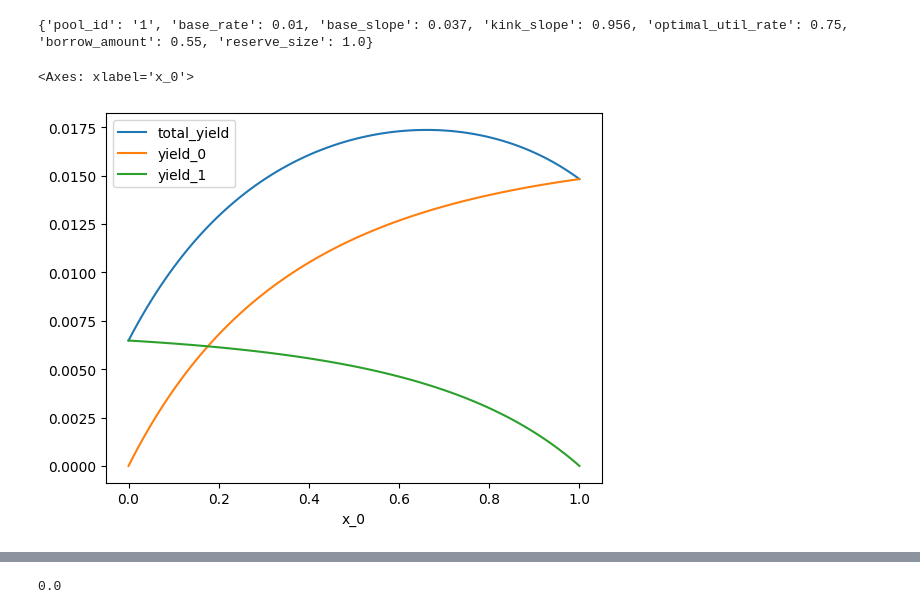
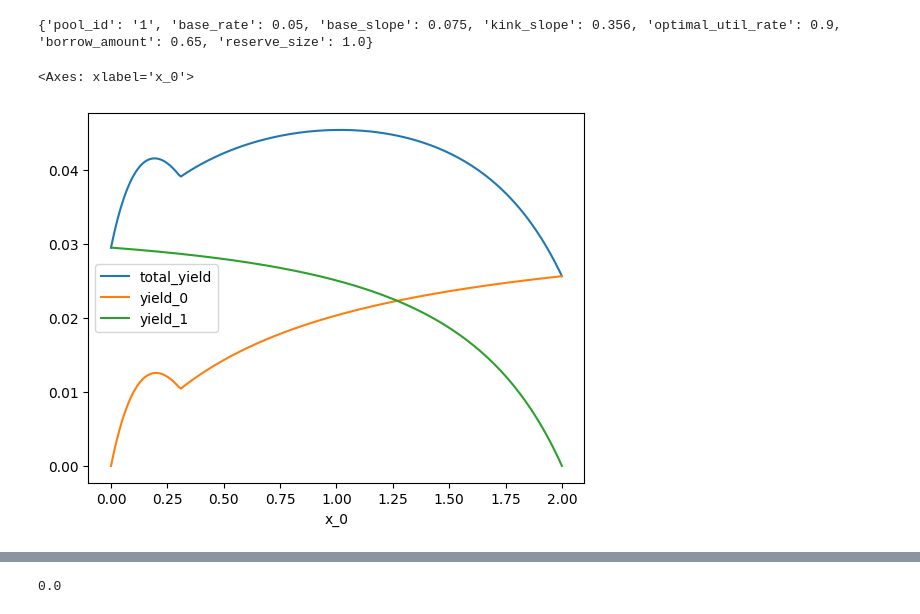
Before and after one commit to phungkhaccuong/SN10, a Jupyter notebook: sturdy/plot.ipynb, the cells around one changed output, grey strips where cells are left out. Cells and saved outputs as stored; diff of their text form; code cells hidden in the pictures.

```diff
--- a/sturdy/plot.ipynb
+++ b/sturdy/plot.ipynb
@@ -8,7 +8,18 @@ import numpy as np
 from sturdy.pools import generate_assets_and_pools
 from sturdy.utils.misc import supply_rate
 
-pools ={'0': {'pool_id': '0', 'base_rate': 0.02, 'base_slope': 0.067, 'kink_slope': 0.19, 'optimal_util_rate': 0.85, 'borrow_amount': 0.65, 'reserve_size': 1.0}, '1': {'pool_id': '1', 'base_rate': 0.01, 'base_slope': 0.037, 'kink_slope': 0.956, 'optimal_util_rate': 0.75, 'borrow_amount': 0.55, 'reserve_size': 1.0}}
+# {'total_assets': 2.0, 'pools': {'0': {'pool_id': '0', 'base_rate': 0.04, 'base_slope': 0.012, 'kink_slope': 0.22, 'optimal_util_rate': 0.65, 'borrow_amount': 0.85, 'reserve_size': 1.0}, '1': {'pool_id': '1', 'base_rate': 0.05, 'base_slope': 0.075, 'kink_slope': 0.356, 'optimal_util_rate': 0.9, 'borrow_amount': 0.65, 'reserve_size': 1.0}}}
+# global: {'0': 1.01647553, '1': 0.98352446}
+# global: 0.04538979096671239
+# global: calc_strategy_apy 6.970036962160095
+# global: get_agg_apy 6.900362946678085
+# yiop: {'0': 1.0416744, '1': 0.95832559}
+# yiop:  0.045382514761274556
+# yiop: calc_strategy_apy 8.5439043175689
+# yiop: get_agg_apy 8.610952808355512
+
+pools = {'0': {'pool_id': '0', 'base_rate': 0.04, 'base_slope': 0.012, 'kink_slope': 0.22, 'optimal_util_rate': 0.65, 'borrow_amount': 0.85, 'reserve_size': 1.0}, '1': {'pool_id': '1', 'base_rate': 0.05, 'base_slope': 0.075, 'kink_slope': 0.356, 'optimal_util_rate': 0.9, 'borrow_amount': 0.65, 'reserve_size': 1.0}}
+# pools ={'0': {'pool_id': '0', 'base_rate': 0.02, 'base_slope': 0.01, 'kink_slope': 0.3, 'optimal_util_rate': 0.5, 'borrow_amount': 0.65, 'reserve_size': 1.0}, '1': {'pool_id': '1', 'base_rate': 0.01, 'base_slope': 0.037, 'kink_slope': 0.956, 'optimal_util_rate': 0.75, 'borrow_amount': 0.55, 'reserve_size': 1.0}}
 # init_assets_and_pools = generate_assets_and_pools()
 
 # x = np.arange(0, 1.1, 0.01)
@@ -16,34 +27,34 @@ pools ={'0': {'pool_id': '0', 'base_rate': 0.02, 'base_slope': 0.067, 'kink_slop
 # labels = [str(i) for i in range(len(pools))]
 # for label in labels:
 #     df[label] = [supply_rate(x, pools[label]) for x in df['x']]
 # df[['x', '0', '1']].plot(0)
 # df.plot(0)
 print(pools['1'])
-x = np.arange(0, 1.01, 0.01)
-y = 1 - x
+x = np.arange(0, 2.01, 0.01)
+y = 2 - x
 df = pd.DataFrame({'x_0': x, 'x_1': y})
 
 labels = [str(i) for i in range(len(pools))]
 for label in labels:
     yields = []
     reserve_sizes = []
     util_rates = []
     for allocation in df[f'x_{label}']:
         reserve_size = pools[label]['reserve_size'] + allocation
         util_rate = pools[label]['borrow_amount'] / reserve_size
         pool_yield = allocation * supply_rate(util_rate, pools[label])
         yields.append(pool_yield)
         reserve_sizes.append(reserve_size)
         util_rates.append(util_rate)
     df[f'yield_{label}'] = yields
     df[f'reserve_{label}'] = reserve_sizes
     df[f'util_rate_{label}'] = util_rates
 
 df['total_yield'] = df['yield_0'] + df['yield_1']
 df['total_reserve'] = df['reserve_0'] + df['reserve_1']
 df[['x_0', 'total_yield', 'yield_0', 'yield_1']].plot(0)
 # df[df['x_0'] > 0.6]
 # %% [output]
-{'pool_id': '1', 'base_rate': 0.01, 'base_slope': 0.037, 'kink_slope': 0.956, 'optimal_util_rate': 0.75, 'borrow_amount': 0.55, 'reserve_size': 1.0}
+{'pool_id': '1', 'base_rate': 0.05, 'base_slope': 0.075, 'kink_slope': 0.356, 'optimal_util_rate': 0.9, 'borrow_amount': 0.65, 'reserve_size': 1.0}
 <Axes: xlabel='x_0'>
-[figure, old version]
+[figure, new version]
```
Also changed, not shown: parts of 3 cells of this notebook, 4 other files.
